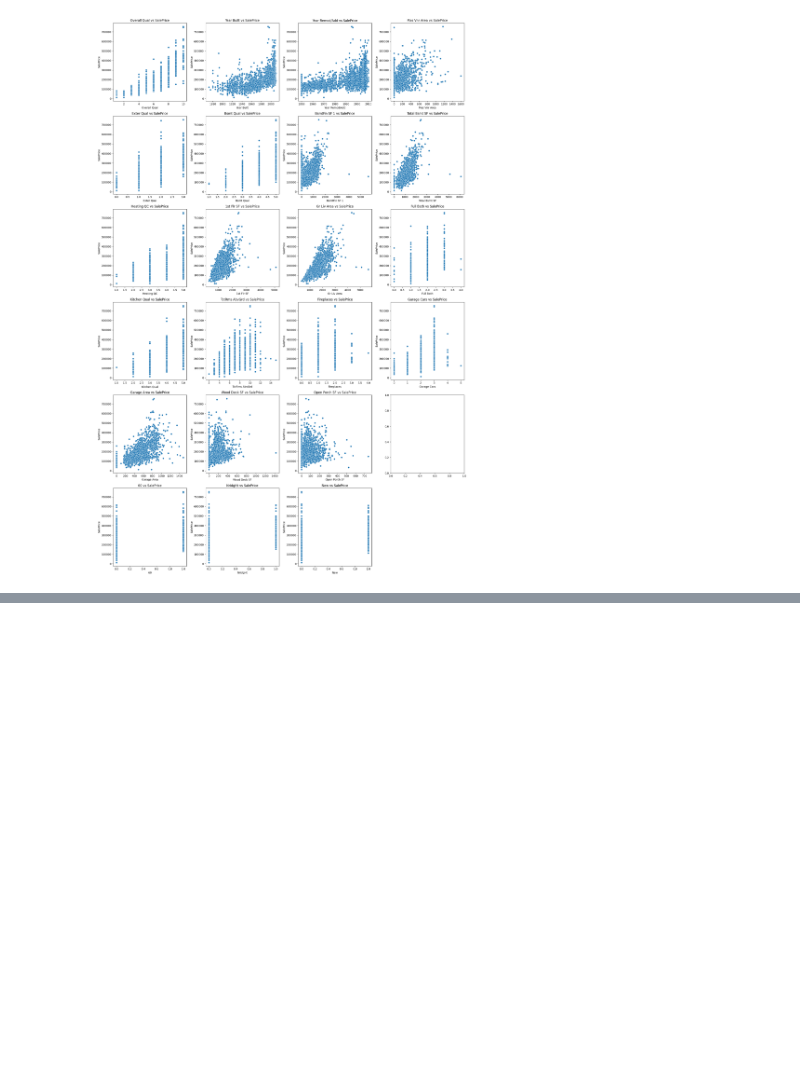
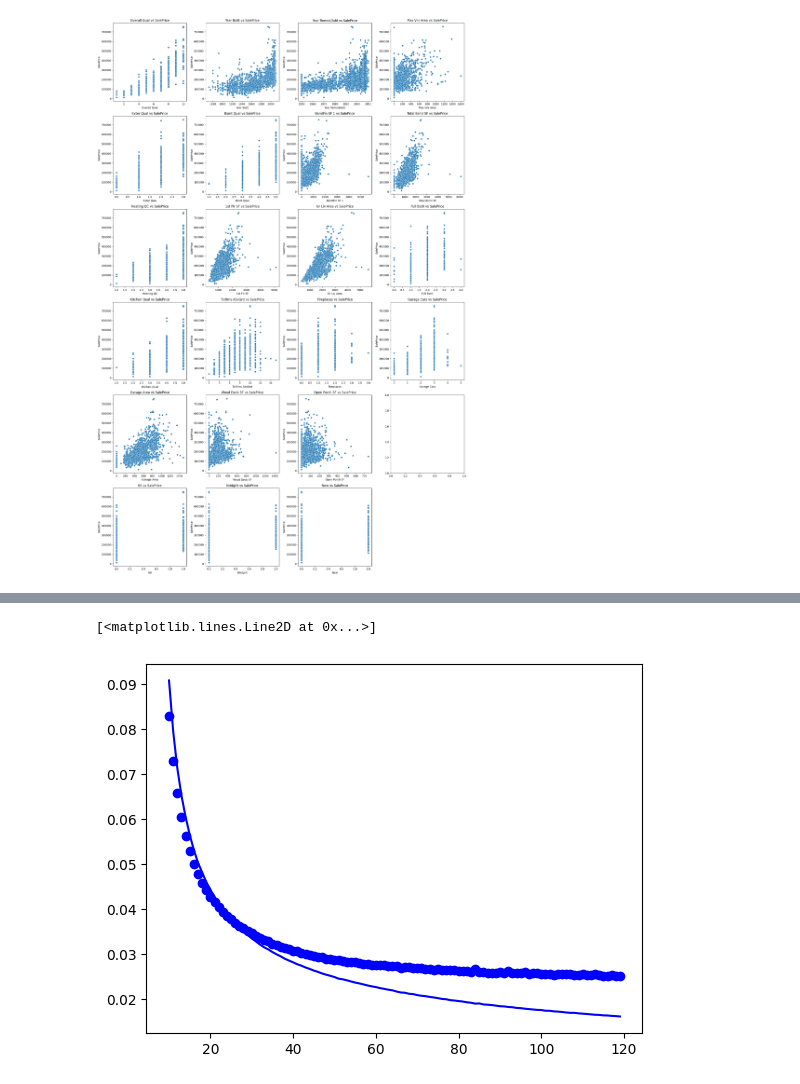
Before and after one commit to IvanTulli/Ames_Housing_Regression, a Jupyter notebook: EDA + Regression Practice/Ames_EDA+Regression.ipynb, the cells around one changed output, grey strips where cells are left out. Drawn from its saved outputs; the diff is of its cells as text; code cells hidden in the pictures; blank space fills up the shorter version.

Commit message:
Improved EDA and analysis comparing different models

```diff
--- a/EDA + Regression Practice/Ames_EDA+Regression.ipynb
+++ b/EDA + Regression Practice/Ames_EDA+Regression.ipynb
@@ -541,0 +431,23 @@ MSE of RF:600742910.3099124 and R^2 score: 0.9015704145596601
+# %%
+X_train_s_nn = X_train_s[:1500]
+X_val_s_nn = X_train_s[1500:]
+y_train_nn = y_train[:1500]
+y_val_nn = y_train[1500:]
+# %%
+#Simple neural network for a regression problem using the Keras Sequential model
+nn_model=Sequential()
+nn_model.add(Dense(256, activation='relu'))
+#nn_model.add(Dropout(0.5))
+nn_model.add(Dense(256, activation= 'relu'))
+#nn_model.add(Dropout(0.5))
+nn_model.add(Dense(128, activation= 'relu'))
+nn_model.add(Dense(1))
+
+nn_model.compile(optimizer='rmsprop', loss=keras.losses.MeanSquaredLogarithmicError())
+# %%
+from tensorflow.keras.callbacks import ModelCheckpoint
+
+callback = ModelCheckpoint('bestmodel.model.keras', monitor ='val_loss', save_best_only = True)
+# %%
+history=nn_model.fit(X_train_s_nn,y_train_nn,batch_size=32, epochs=120, validation_data=(X_val_s_nn,y_val_nn),
+                     callbacks = callback)
@@ -541,0 +474,9 @@ MSE of RF:600742910.3099124 and R^2 score: 0.9015704145596601
+# %%
+import matplotlib.pyplot as plt
+#Plot comparing the validation loss and the loss on the training set during the last 100 epochs
+epochs = len(history.history['loss'])
+plt.plot(range(10,epochs),history.history['loss'][10:],'b')
+plt.plot(range(10,epochs),history.history['val_loss'][10:],'bo')
+# %% [output]
+[<matplotlib.lines.Line2D at 0x...>]
+[figure, added]
```
Also changed, not shown: parts of 100 cells of this notebook.
